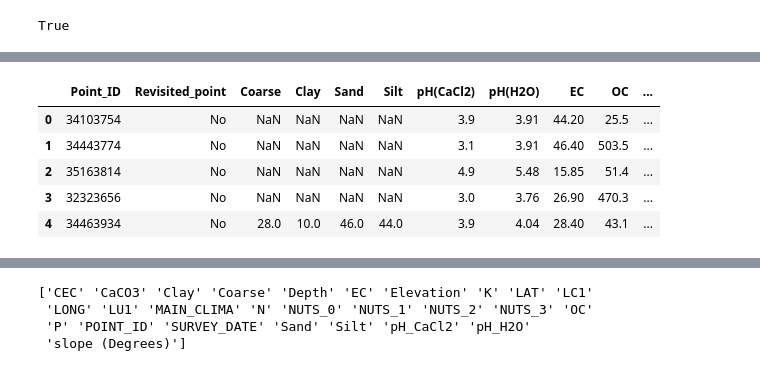
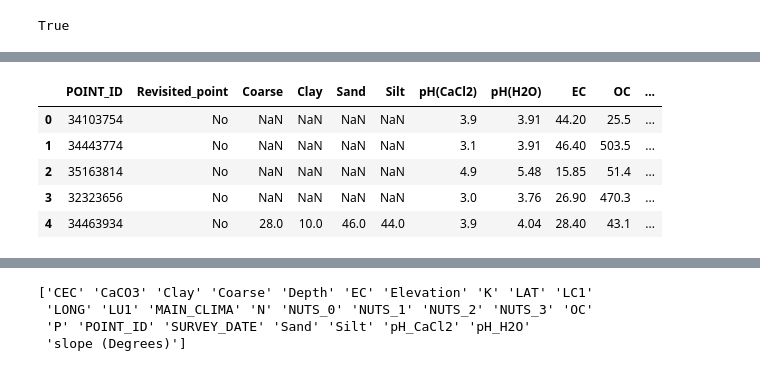
Before and after one commit to frosthog/AI4LSC, a Jupyter notebook: data/LUCAS_Soil_Data_Overview.ipynb, the cells around one changed output, grey strips where cells are left out. Cells and saved outputs as stored; diff of their text form; code cells hidden in the pictures.

```diff
--- a/data/LUCAS_Soil_Data_Overview.ipynb
+++ b/data/LUCAS_Soil_Data_Overview.ipynb
@@ -55,12 +56,12 @@ soil_2015_export.describe()
 | max | 34.029660 | 69.956515 | 6.498167e+07 | 90.000000 | 62.000000 | 100.000000 | 72.000000 | 10.000000 | 10.370000 | 969.000000 | 560.200000 | ... |
 # %%
 soil_2015 = pd.merge(soil_2015,
-                     soil_2015_export[['X', 'Y', 'Point_ID']],
-                     on='Point_ID')
+                     soil_2015_export[['X', 'Y', 'Point_ID']].rename(columns={'Point_ID':'POINT_ID'}),
+                     on='POINT_ID')
 soil_2015.head()
 # Missing survey date
 # %% [output]
-|  | Point_ID | Revisited_point | Coarse | Clay | Sand | Silt | pH(CaCl2) | pH(H2O) | EC | OC | ... |
+|  | POINT_ID | Revisited_point | Coarse | Clay | Sand | Silt | pH(CaCl2) | pH(H2O) | EC | OC | ... |
 | 0 | 34103754 | No | NaN | NaN | NaN | NaN | 3.9 | 3.91 | 44.20 | 25.5 | ... |
 | 1 | 34443774 | No | NaN | NaN | NaN | NaN | 3.1 | 3.91 | 46.40 | 503.5 | ... |
 | 2 | 35163814 | No | NaN | NaN | NaN | NaN | 4.9 | 5.48 | 15.85 | 51.4 | ... |
```
Also changed, not shown: parts of 8 cells of this notebook, 1 other file.
